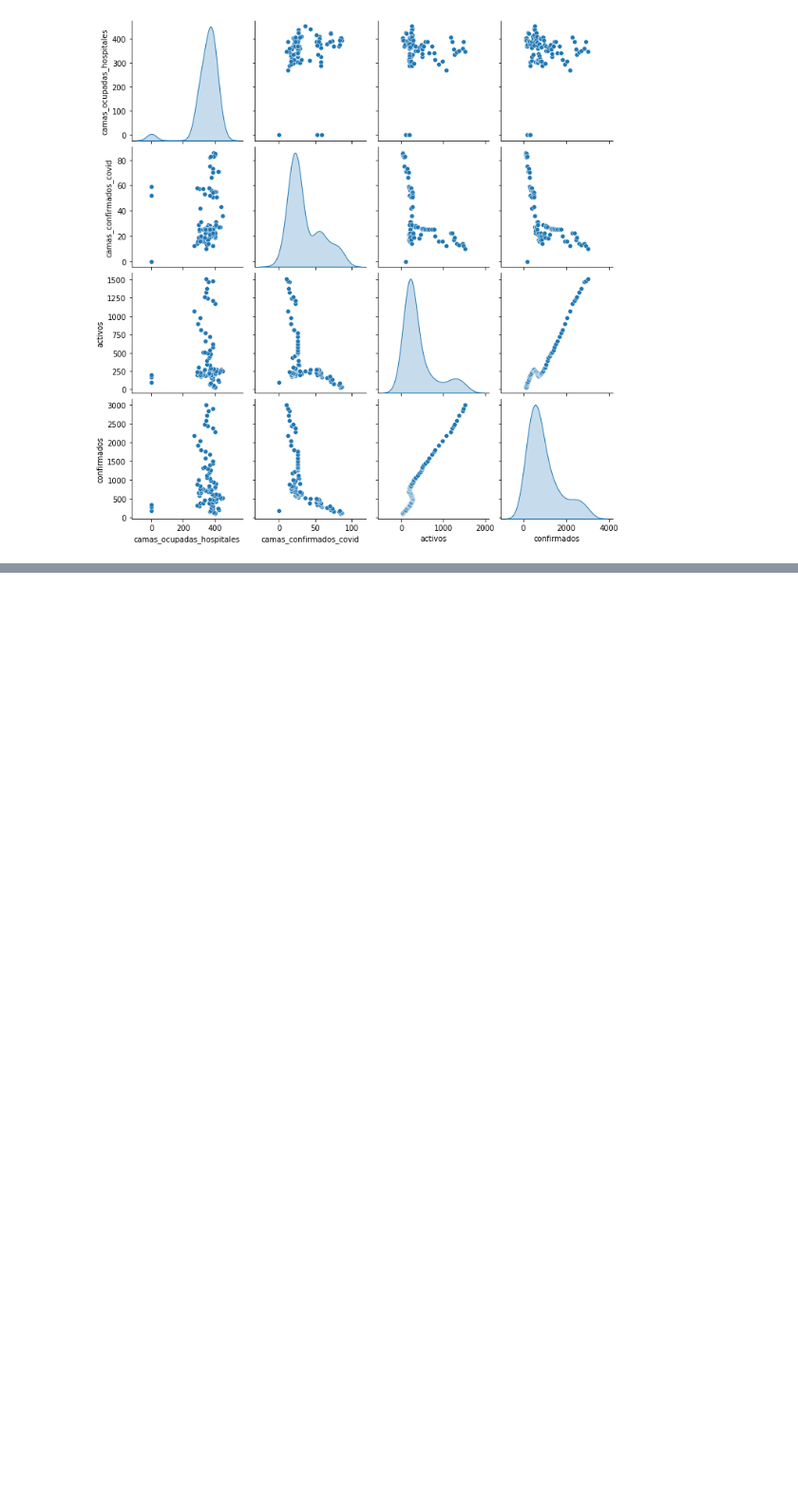
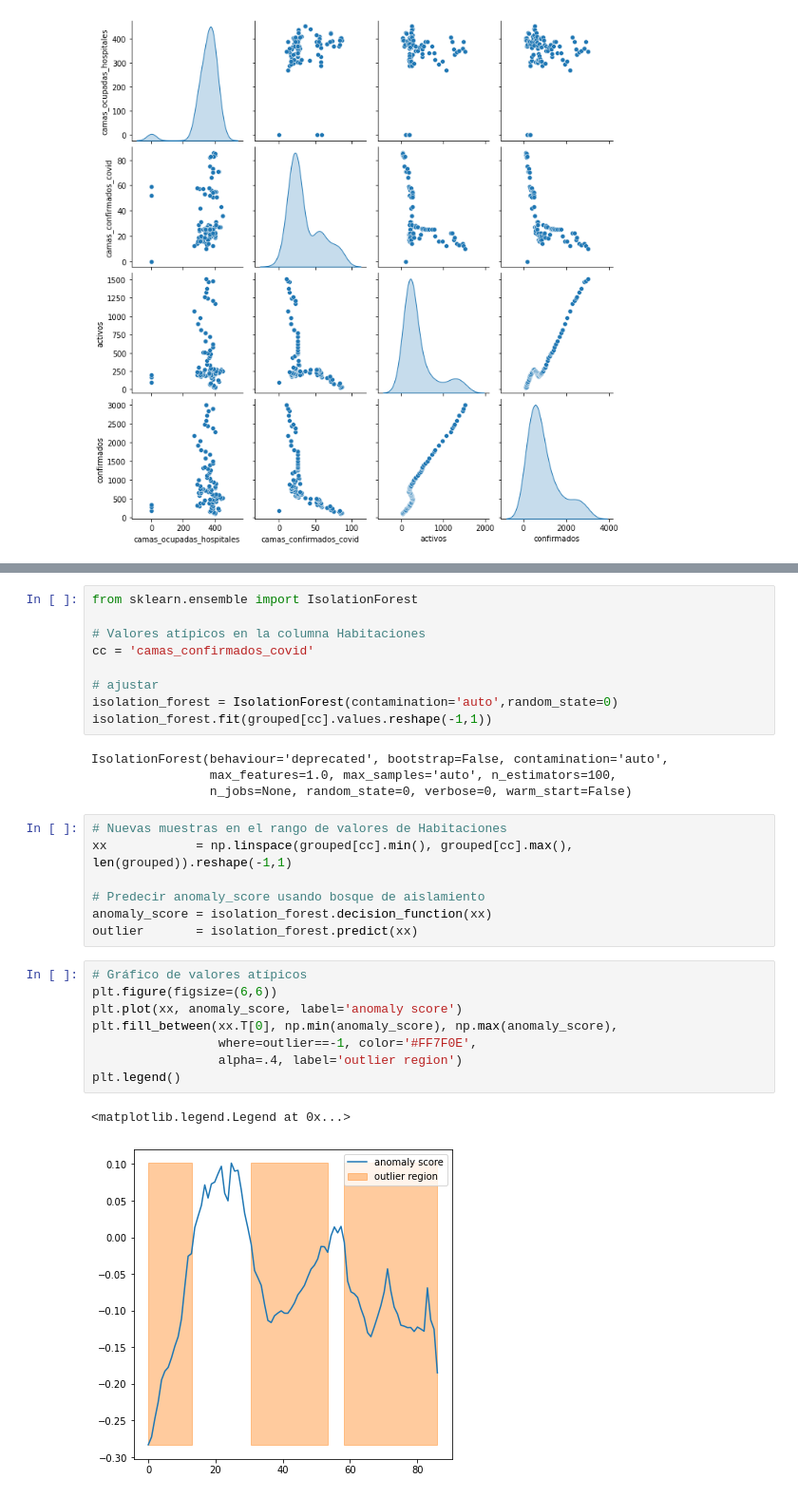
Before and after one commit to agustinLapi/MachineLearning, a Jupyter notebook: Machine_Learning_TP1.ipynb, the cells around one changed output, grey strips where cells are left out. Shown at 95% size. Drawn from its saved outputs; the diff is of its cells as text; blank space fills up the shorter version.

```diff
--- a/Machine_Learning_TP1.ipynb
+++ b/Machine_Learning_TP1.ipynb
@@ -134,0 +212,31 @@ sns.pairplot(grouped, diag_kind="kde")
+# %%
+from sklearn.ensemble import IsolationForest
+
+# Valores atípicos en la columna Habitaciones
+cc = 'camas_confirmados_covid'
+
+# ajustar
+isolation_forest = IsolationForest(contamination='auto',random_state=0)
+isolation_forest.fit(grouped[cc].values.reshape(-1,1))
+# %% [output]
+IsolationForest(behaviour='deprecated', bootstrap=False, contamination='auto',
+                max_features=1.0, max_samples='auto', n_estimators=100,
+                n_jobs=None, random_state=0, verbose=0, warm_start=False)
+# %%
+# Nuevas muestras en el rango de valores de Habitaciones
+xx            = np.linspace(grouped[cc].min(), grouped[cc].max(), len(grouped)).reshape(-1,1)
+
+# Predecir anomaly_score usando bosque de aislamiento
+anomaly_score = isolation_forest.decision_function(xx)
+outlier       = isolation_forest.predict(xx)
+# %%
+# Gráfico de valores atípicos
+plt.figure(figsize=(6,6))
+plt.plot(xx, anomaly_score, label='anomaly score')
+plt.fill_between(xx.T[0], np.min(anomaly_score), np.max(anomaly_score),
+                 where=outlier==-1, color='#FF7F0E',
+                 alpha=.4, label='outlier region')
+plt.legend()
+# %% [output]
+<matplotlib.legend.Legend at 0x...>
+[figure, added]
```
Also changed, not shown: parts of 10 cells of this notebook.
